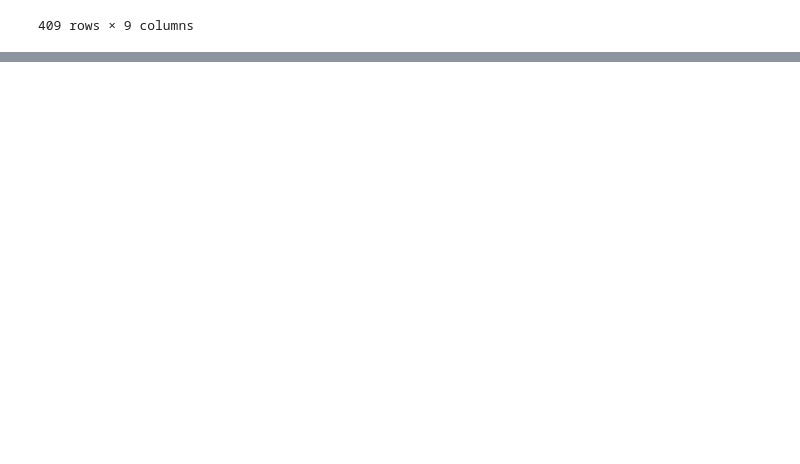
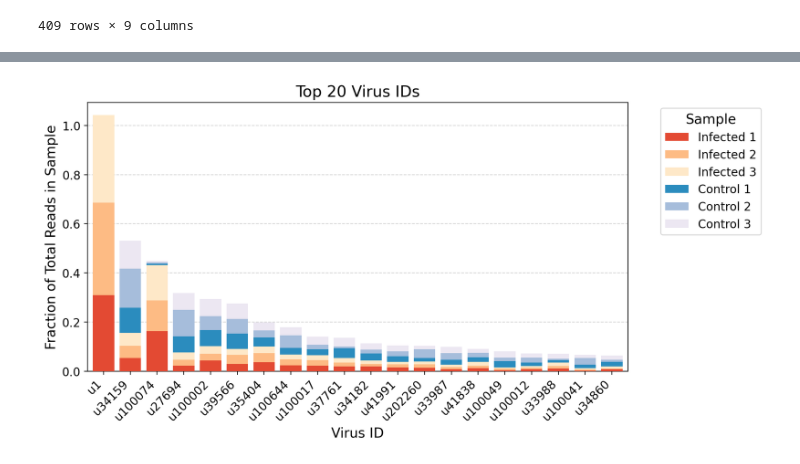
Before and after one commit to pachterlab/kb_docs, a Jupyter notebook: docs/source/translated/notebooks/virus_detection_bulk.ipynb, the cells around one changed output, grey strips where cells are left out. Saved outputs shown, nothing was run; the diff lists cells and outputs as text; code cells hidden in the pictures; blank space fills up the shorter version.

```diff
--- a/docs/source/translated/notebooks/virus_detection_bulk.ipynb
+++ b/docs/source/translated/notebooks/virus_detection_bulk.ipynb
@@ -328,0 +374,62 @@ counts
+# %%
+def plot_top_virs_stacked_bar(adata, top_n=20):
+    # Convert sparse matrix to dense if needed
+    counts_matrix = adata.X
+    if not isinstance(counts_matrix, np.ndarray):
+        counts_matrix = counts_matrix.toarray()
+
+    # Calculate total reads per sample
+    sample_totals = counts_matrix.sum(axis=1, keepdims=True)
+
+    # Normalize counts by total reads per sample to get fractions
+    normalized_counts = counts_matrix / sample_totals
+
+    # Sum normalized counts across all samples for each virus
+    vir_totals = normalized_counts.sum(axis=0)
+
+    # Get the top N viruses across all samples
+    top_vir_indices = np.argsort(vir_totals)[-top_n:][::-1]
+    top_virs = adata.var_names[top_vir_indices]
+    top_counts = normalized_counts[:, top_vir_indices]
+
+    sample_ids = adata.obs["sample"].values
+
+    # Create a stacked bar plot
+    fig, ax = plt.subplots(figsize=(10, 5))
+    colors = ['#e34a33', '#fdbb84', '#fee8c8', '#2b8cbe', '#a6bddb', '#ece7f2']
+    fontsize = 14
+
+    bar_bottom = np.zeros(top_n)
+    for i, sample_id in enumerate(sample_ids):
+        sample_fractions = top_counts[i, :]
+        ax.bar(
+            top_virs,
+            sample_fractions,
+            bottom=bar_bottom,
+            color=colors[i % len(colors)],
+            label=sample_id,
+            zorder=3
+        )
+        bar_bottom += sample_fractions
+
+    # Adjust figure labels and axes
+    ax.set_title(f"Top {top_n} Virus IDs", fontsize=fontsize+2)
+    ax.set_xlabel("Virus ID", fontsize=fontsize)
+    ax.set_ylabel("Fraction of Total Reads in Sample", fontsize=fontsize)
+    ax.set_xticklabels(top_virs, rotation=45, ha='right')
+    ax.legend(title="Sample", bbox_to_anchor=(1.05, 1), loc='upper left', fontsize=fontsize-2, title_fontsize=fontsize)
+    ax.tick_params(axis='both', which='major', labelsize=fontsize-2)
+    ax.grid(axis='y', linestyle='--', color="lightgrey", alpha=1, zorder=-1)
+    ax.margins(x=0.01)
+    ax.set_ylim(0, np.max(bar_bottom) * 1.05)
+
+    # Save figure
+    fig.savefig("top_virus_IDs.png", dpi=300, bbox_inches="tight")
+
+    fig.show()
+
+    return top_virs
+
+top_virs = plot_top_virs_stacked_bar(adata, top_n=20)
+# %% [output]
+[figure, added]
```
Also changed, not shown: parts of 30 cells of this notebook.
